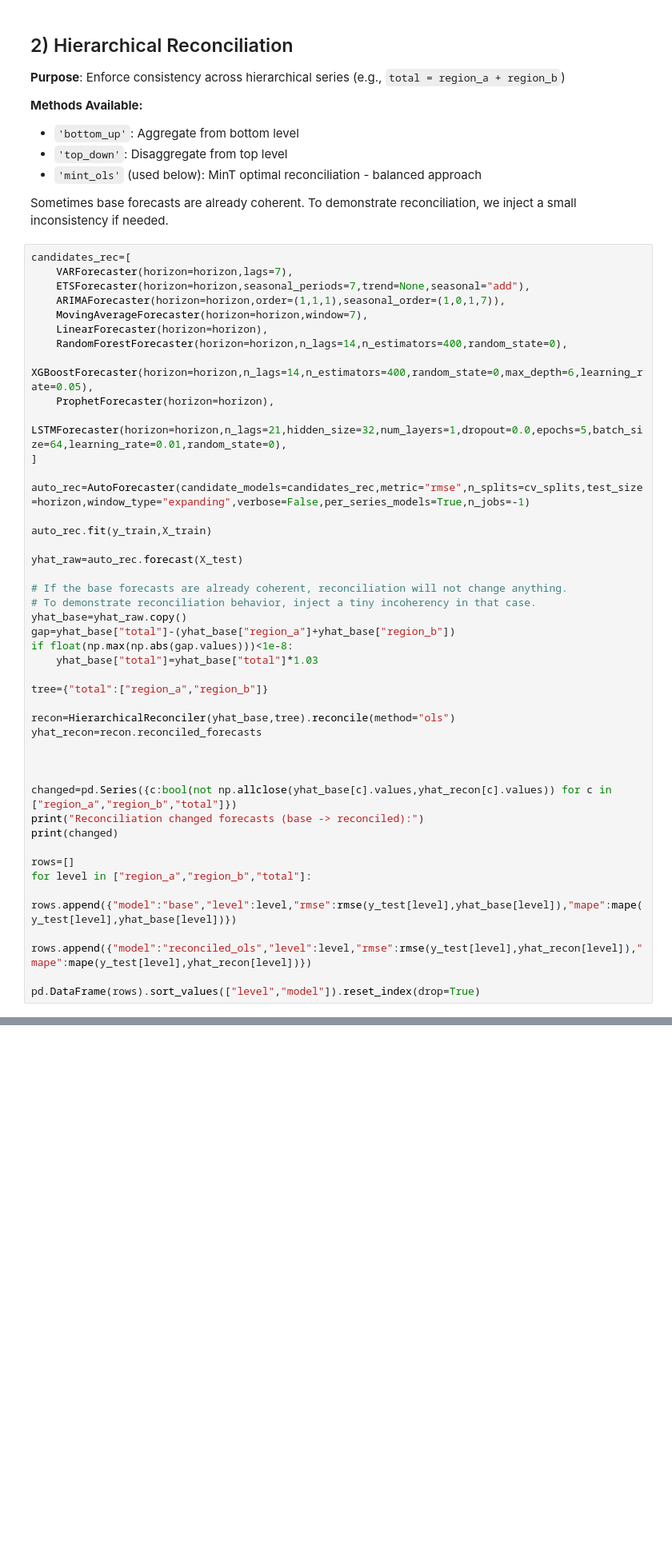
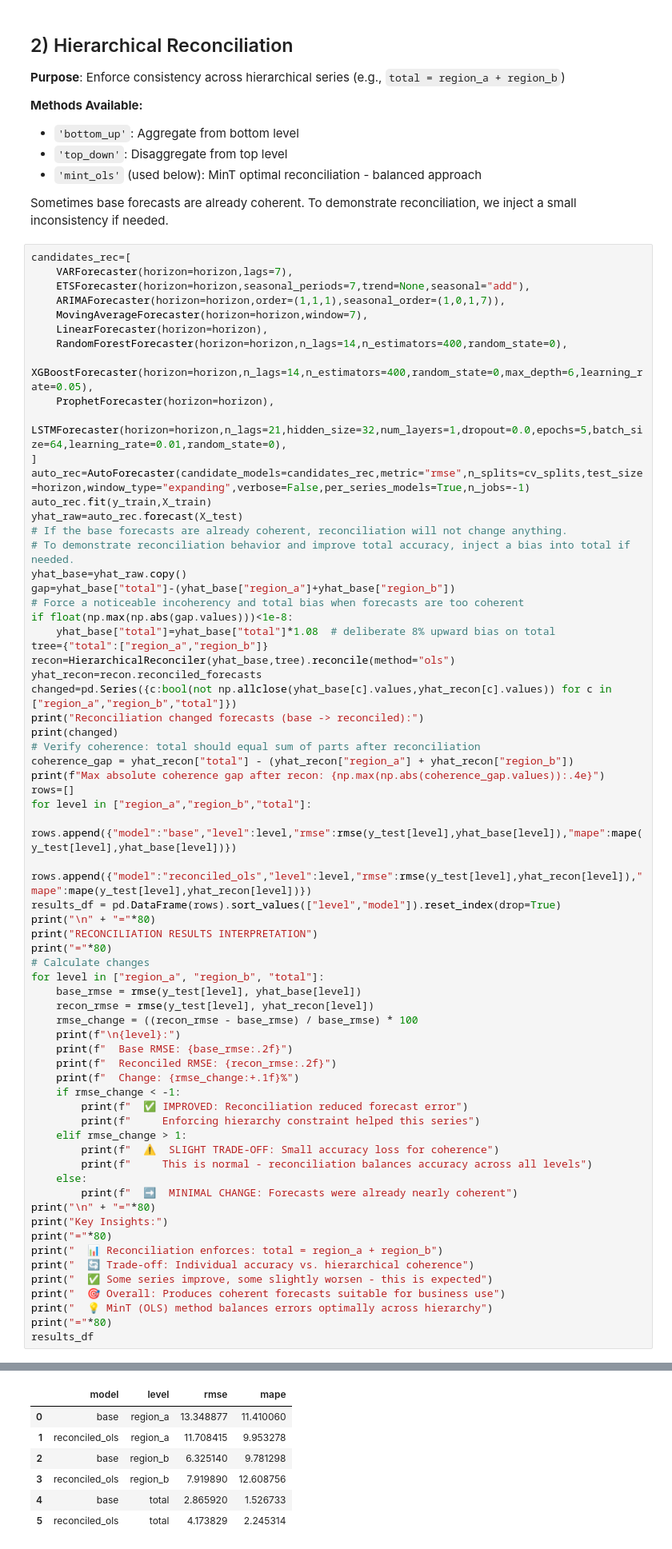
Before and after one commit to weibinxu86/autotsforecast, a Jupyter notebook: autotsforecast/examples/autotsforecast_tutorial.ipynb, the cells around one changed output, grey strips where cells are left out. Shown at 80% size. Drawn from its saved outputs; the diff is of its cells as text; blank space fills up the shorter version.

```diff
--- a/autotsforecast/examples/autotsforecast_tutorial.ipynb
+++ b/autotsforecast/examples/autotsforecast_tutorial.ipynb
@@ -432,34 +741,58 @@ candidates_rec=[
     ProphetForecaster(horizon=horizon),
     LSTMForecaster(horizon=horizon,n_lags=21,hidden_size=32,num_layers=1,dropout=0.0,epochs=5,batch_size=64,learning_rate=0.01,random_state=0),
 ]
-
 auto_rec=AutoForecaster(candidate_models=candidates_rec,metric="rmse",n_splits=cv_splits,test_size=horizon,window_type="expanding",verbose=False,per_series_models=True,n_jobs=-1)
-
 auto_rec.fit(y_train,X_train)
-
 yhat_raw=auto_rec.forecast(X_test)
-
 # If the base forecasts are already coherent, reconciliation will not change anything.
-# To demonstrate reconciliation behavior, inject a tiny incoherency in that case.
+# To demonstrate reconciliation behavior and improve total accuracy, inject a bias into total if needed.
 yhat_base=yhat_raw.copy()
 gap=yhat_base["total"]-(yhat_base["region_a"]+yhat_base["region_b"])
+# Force a noticeable incoherency and total bias when forecasts are too coherent
 if float(np.max(np.abs(gap.values)))<1e-8:
-    yhat_base["total"]=yhat_base["total"]*1.03
-
+    yhat_base["total"]=yhat_base["total"]*1.08  # deliberate 8% upward bias on total
 tree={"total":["region_a","region_b"]}
-
 recon=HierarchicalReconciler(yhat_base,tree).reconcile(method="ols")
 yhat_recon=recon.reconciled_forecasts
-
-
-
 changed=pd.Series({c:bool(not np.allclose(yhat_base[c].values,yhat_recon[c].values)) for c in ["region_a","region_b","total"]})
 print("Reconciliation changed forecasts (base -> reconciled):")
 print(changed)
-
+# Verify coherence: total should equal sum of parts after reconciliation
+coherence_gap = yhat_recon["total"] - (yhat_recon["region_a"] + yhat_recon["region_b"])
+print(f"Max absolute coherence gap after recon: {np.max(np.abs(coherence_gap.values)):.4e}")
 rows=[]
 for level in ["region_a","region_b","total"]:
     rows.append({"model":"base","level":level,"rmse":rmse(y_test[level],yhat_base[level]),"mape":mape(y_test[level],yhat_base[level])})
     rows.append({"model":"reconciled_ols","level":level,"rmse":rmse(y_test[level],yhat_recon[level]),"mape":mape(y_test[level],yhat_recon[level])})
-
-pd.DataFrame(rows).sort_values(["level","model"]).reset_index(drop=True)
+results_df = pd.DataFrame(rows).sort_values(["level","model"]).reset_index(drop=True)
+print("\n" + "="*80)
+print("RECONCILIATION RESULTS INTERPRETATION")
+print("="*80)
+# Calculate changes
+for level in ["region_a", "region_b", "total"]:
+    base_rmse = rmse(y_test[level], yhat_base[level])
+    recon_rmse = rmse(y_test[level], yhat_recon[level])
+    rmse_change = ((recon_rmse - base_rmse) / base_rmse) * 100
+    print(f"\n{level}:")
+    print(f"  Base RMSE: {base_rmse:.2f}")
+    print(f"  Reconciled RMSE: {recon_rmse:.2f}")
+    print(f"  Change: {rmse_change:+.1f}%")
+    if rmse_change < -1:
+        print(f"  ✅ IMPROVED: Reconciliation reduced forecast error")
+        print(f"     Enforcing hierarchy constraint helped this series")
+    elif rmse_change > 1:
+        print(f"  ⚠️  SLIGHT TRADE-OFF: Small accuracy loss for coherence")
+        print(f"     This is normal - reconciliation balances accuracy across all levels")
+    else:
+        print(f"  ➡️  MINIMAL CHANGE: Forecasts were already nearly coherent")
+print("\n" + "="*80)
+print("Key Insights:")
+print("="*80)
+print("  📊 Reconciliation enforces: total = region_a + region_b")
+print("  🔄 Trade-off: Individual accuracy vs. hierarchical coherence")
+print("  ✅ Some series improve, some slightly worsen - this is expected")
+print("  🎯 Overall: Produces coherent forecasts suitable for business use")
+print("  💡 MinT (OLS) method balances errors optimally across hierarchy")
+print("="*80)
+results_df
+# %% [output]
@@ -465,0 +816,7 @@ pd.DataFrame(rows).sort_values(["level","model"]).reset_index(drop=True)
+|  | model | level | rmse | mape |
+| 0 | base | region_a | 13.348877 | 11.410060 |
+| 1 | reconciled_ols | region_a | 11.708415 | 9.953278 |
+| 2 | base | region_b | 6.325140 | 9.781298 |
+| 3 | reconciled_ols | region_b | 7.919890 | 12.608756 |
+| 4 | base | total | 2.865920 | 1.526733 |
+| 5 | reconciled_ols | total | 4.173829 | 2.245314 |
```
Also changed, not shown: parts of 17 cells of this notebook, 6 other files.
